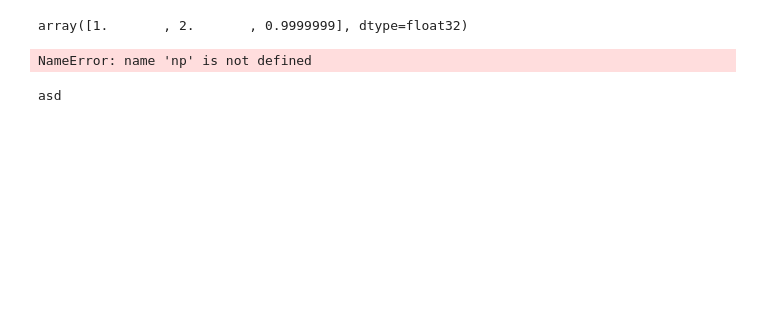
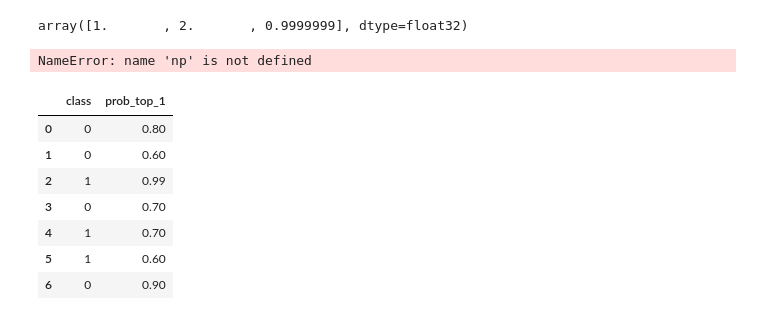
Before and after one commit to muhammadAgfian96/pytorch-lighting-image-classifier, a Jupyter notebook: src/notebooks/training.ipynb, the cells around one changed output. Saved outputs shown, nothing was run; the diff lists cells and outputs as text; code cells hidden in the pictures; blank space fills up the shorter version.

```diff
--- a/src/notebooks/training.ipynb
+++ b/src/notebooks/training.ipynb
@@ -126,7 +126,3 @@ hasil = precision_recall_fscore_support(y_true=['Keep','Drop','Keep'], y_pred=['
 hasil
 # %% [output]
 NameError: name 'np' is not defined
-# %%
-print('asd')
-# %% [output]
-asd
@@ -132,0 +163,31 @@ asd
+# %%
+import pandas as pd
+# Define your targets and predicted probabilities
+targets = torch.tensor([0, 1, 1, 1, 0, 1, 0])
+probs = torch.tensor([[0.8, 0.2],
+                      [0.6, 0.4],
+                      [0.01, 0.99],
+                      [0.7, 0.3],
+                      [0.3, 0.7],
+                      [0.4, 0.6],
+                      [0.9, 0.1]])
+
+# Get the class with the highest predicted probability for each example
+class_preds = torch.argmax(probs, dim=1)
+
+# Get the predicted probability for the top class
+prob_top_1 = torch.gather(probs, 1, class_preds.view(-1, 1)).squeeze()
+
+# Create a dataframe with the class and predicted probability for the top class
+data = {'class': class_preds.numpy(), 'prob_top_1': prob_top_1.numpy()}
+df = pd.DataFrame(data)
+df
+# %% [output]
+|  | class | prob_top_1 |
+| 0 | 0 | 0.80 |
+| 1 | 0 | 0.60 |
+| 2 | 1 | 0.99 |
+| 3 | 0 | 0.70 |
+| 4 | 1 | 0.70 |
+| 5 | 1 | 0.60 |
+| 6 | 0 | 0.90 |
```
Also changed, not shown: parts of 9 cells of this notebook, 12 other files.
